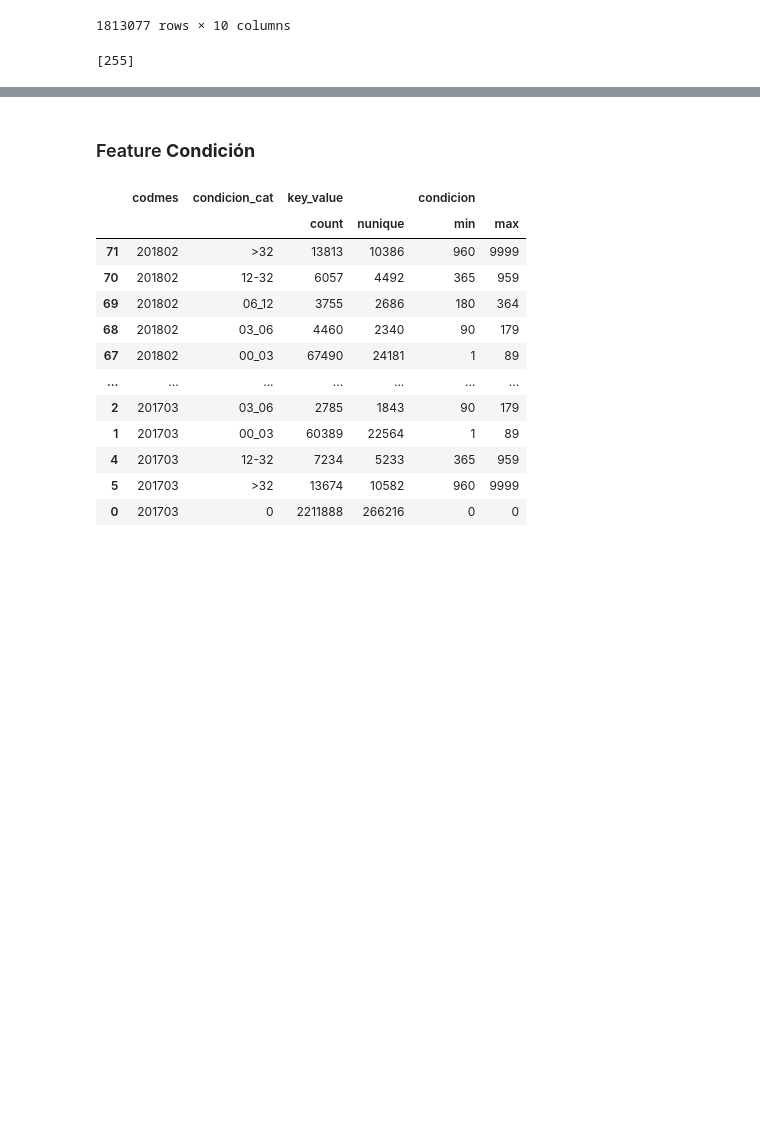
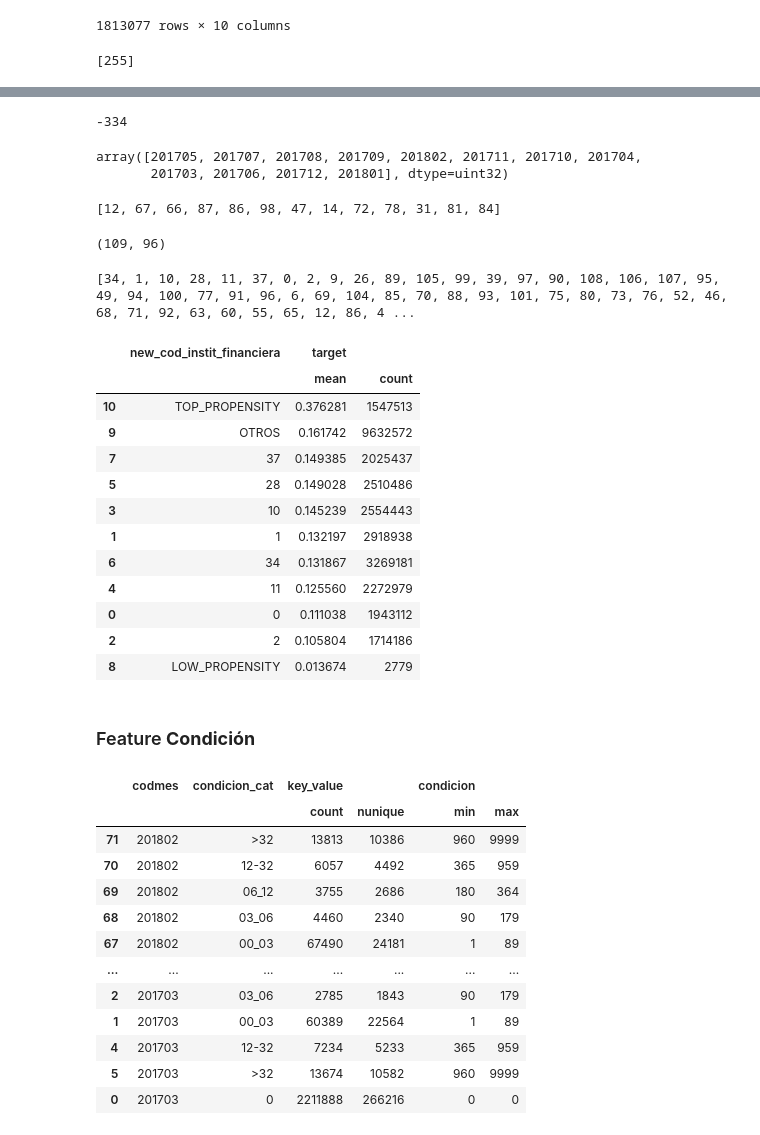
Before and after one commit to mlaricobar/solution-datathon-interbank-2020, a Jupyter notebook: [02] EDA - Datasets.ipynb, the cells around one changed output, grey strips where cells are left out. Cells and saved outputs as stored; diff of their text form; code cells hidden in the pictures; blank space fills up the shorter version.

```diff
--- a/[02] EDA - Datasets.ipynb
+++ b/[02] EDA - Datasets.ipynb
@@ -277,0 +297,32 @@ df_rcc_train.loc[df_rcc_train["PRODUCTO"] == 255]
+# %%
+34351420-34351754
+# %% [output]
+-334
+# %%
+cod_instit_financiera_to_avoid = [58, 66, 102, 83, 103, 5, 81, 98, 67, 74, 31, 72, 87]
+df_rcc_train.loc[df_rcc_train["cod_instit_financiera"].isin(cod_instit_financiera_to_avoid), "codmes"].unique()
+# %% [output]
+array([201705, 201707, 201708, 201709, 201802, 201711, 201710, 201704,
+       201703, 201706, 201712, 201801], dtype=uint32)
+# %%
+df_tmp_agg = df_rcc_train_1.groupby("cod_instit_financiera", as_index=False).agg({"target": ["mean", "count"]}).sort_values(by=("target", "mean"), ascending=False)
+print(df_tmp_agg.loc[df_tmp_agg[("target", "mean")] < 0.05, "cod_instit_financiera"].tolist())
+# %% [output]
+[12, 67, 66, 87, 86, 98, 47, 14, 72, 78, 31, 81, 84]
+# %%
+df_rcc_train_1["cod_instit_financiera"].nunique(), df_rcc_test["cod_instit_financiera"].nunique()
+# %% [output]
+(109, 96)
+# %%
+top_freq_instits = [34, 1, 10, 28, 11, 37, 0, 2]
+top_propensity_instits = [9, 26, 89, 105, 99, 39, 97, 90, 108, 106, 107, 95, 49, 94, 100, 77, 91, 96, 6, 69, 104, 85, 70, 88, 93, 101, 75, 80, 73, 76, 52, 46, 68, 71, 92, 63, 60, 55, 65] # [74, 5]
+low_propensity_instits = [12, 86, 47, 14, 78, 84] #[67, 66, 87, 98, 72, 31, 81]
+list_instit = top_freq_instits + top_propensity_instits + low_propensity_instits
+print(list_instit)
+# %% [output]
+[34, 1, 10, 28, 11, 37, 0, 2, 9, 26, 89, 105, 99, 39, 97, 90, 108, 106, 107, 95, 49, 94, 100, 77, 91, 96, 6, 69, 104, 85, 70, 88, 93, 101, 75, 80, 73, 76, 52, 46, 68, 71, 92, 63, 60, 55, 65, 12, 86, 4 ...
+# %%
+df_rcc_train["new_cod_instit_financiera"] = df_rcc_train["cod_instit_financiera"]
+df_rcc_train.loc[df_rcc_train["cod_instit_financiera"].isin(top_propensity_instits), "new_cod_instit_financiera"] = "TOP_PROPENSITY"
+df_rcc_train.loc[df_rcc_train["cod_instit_financiera"].isin(low_propensity_instits), "new_cod_instit_financiera"] = "LOW_PROPENSITY"
+df_rcc_train.loc[~df_rcc_train["cod_instit_financiera"].isin(list_instit), "new_cod_instit_financiera"] = "OTROS"
@@ -278,3 +336,19 @@ df_rcc_train.loc[df_rcc_train["PRODUCTO"] == 255]
+# %%
+df_rcc_train_1.groupby("new_cod_instit_financiera", as_index=False).agg({"target": ["mean", "count"]}).sort_values(by=("target", "mean"), ascending=False)
+# %% [output]
+|  | new_cod_instit_financiera | target |  |
+|  |  | mean | count |
+| 10 | TOP_PROPENSITY | 0.376281 | 1547513 |
+| 9 | OTROS | 0.161742 | 9632572 |
+| 7 | 37 | 0.149385 | 2025437 |
+| 5 | 28 | 0.149028 | 2510486 |
+| 3 | 10 | 0.145239 | 2554443 |
+| 1 | 1 | 0.132197 | 2918938 |
+| 6 | 34 | 0.131867 | 3269181 |
+| 4 | 11 | 0.125560 | 2272979 |
+| 0 | 0 | 0.111038 | 1943112 |
+| 2 | 2 | 0.105804 | 1714186 |
+| 8 | LOW_PROPENSITY | 0.013674 | 2779 |
 # %% [markdown]
 ### Feature **Condición**
 # %%
```
Also changed, not shown: parts of 8 cells of this notebook.
